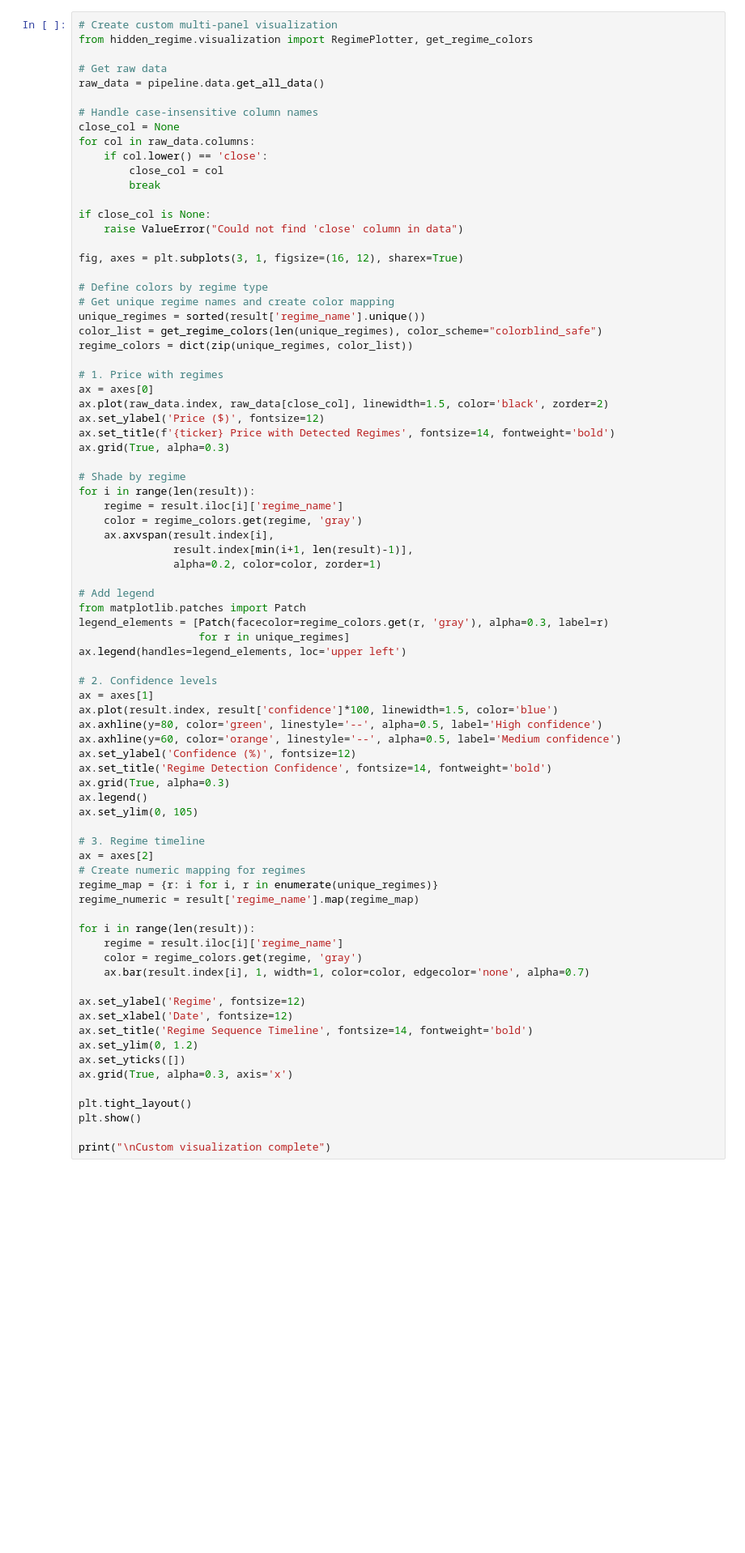
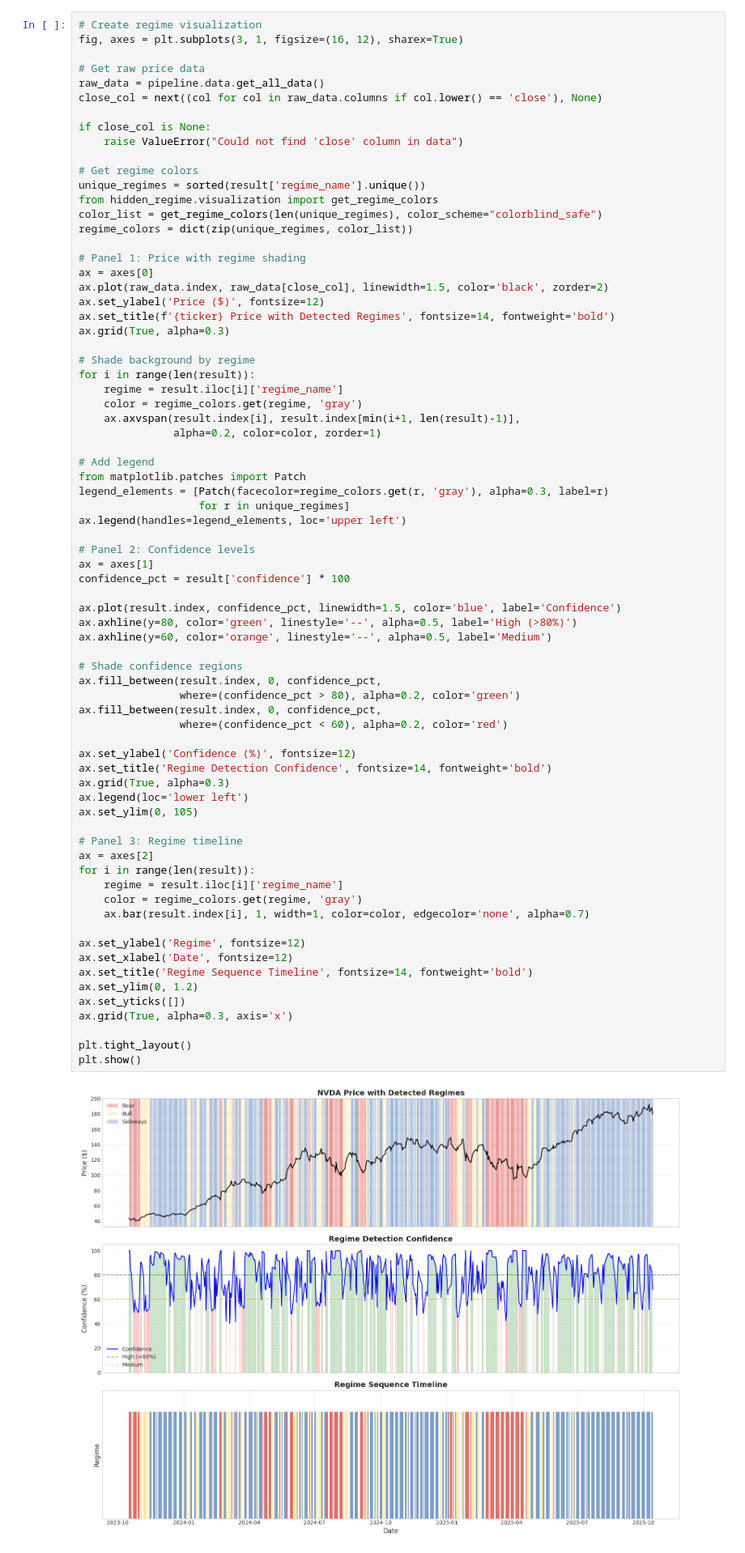
Before and after one commit to hidden-regime/hidden-regime, a Jupyter notebook: examples/03_Full_Pipeline_Advanced_Analysis.ipynb, the cells around one changed output. Shown at 81% size. Saved outputs shown, nothing was run; the diff lists cells and outputs as text; blank space fills up the shorter version.

```diff
--- a/examples/03_Full_Pipeline_Advanced_Analysis.ipynb
+++ b/examples/03_Full_Pipeline_Advanced_Analysis.ipynb
@@ -300,79 +466,75 @@ Create custom plots using visualization tools.
 # %%
-# Create custom multi-panel visualization
-from hidden_regime.visualization import RegimePlotter, get_regime_colors
+# Create regime visualization
+fig, axes = plt.subplots(3, 1, figsize=(16, 12), sharex=True)
 
-# Get raw data
+# Get raw price data
 raw_data = pipeline.data.get_all_data()
-
-# Handle case-insensitive column names
-close_col = None
-for col in raw_data.columns:
-    if col.lower() == 'close':
-        close_col = col
-        break
+close_col = next((col for col in raw_data.columns if col.lower() == 'close'), None)
 
 if close_col is None:
     raise ValueError("Could not find 'close' column in data")
 
-fig, axes = plt.subplots(3, 1, figsize=(16, 12), sharex=True)
-
-# Define colors by regime type
-# Get unique regime names and create color mapping
+# Get regime colors
 unique_regimes = sorted(result['regime_name'].unique())
+from hidden_regime.visualization import get_regime_colors
 color_list = get_regime_colors(len(unique_regimes), color_scheme="colorblind_safe")
 regime_colors = dict(zip(unique_regimes, color_list))
 
-# 1. Price with regimes
+# Panel 1: Price with regime shading
 ax = axes[0]
 ax.plot(raw_data.index, raw_data[close_col], linewidth=1.5, color='black', zorder=2)
 ax.set_ylabel('Price ($)', fontsize=12)
 ax.set_title(f'{ticker} Price with Detected Regimes', fontsize=14, fontweight='bold')
 ax.grid(True, alpha=0.3)
 
-# Shade by regime
+# Shade background by regime
 for i in range(len(result)):
     regime = result.iloc[i]['regime_name']
     color = regime_colors.get(regime, 'gray')
-    ax.axvspan(result.index[i],
-               result.index[min(i+1, len(result)-1)],
+    ax.axvspan(result.index[i], result.index[min(i+1, len(result)-1)],
                alpha=0.2, color=color, zorder=1)
 
 # Add legend
 from matplotlib.patches import Patch
 legend_elements = [Patch(facecolor=regime_colors.get(r, 'gray'), alpha=0.3, label=r)
                    for r in unique_regimes]
 ax.legend(handles=legend_elements, loc='upper left')
 
-# 2. Confidence levels
+# Panel 2: Confidence levels
 ax = axes[1]
-ax.plot(result.index, result['confidence']*100, linewidth=1.5, color='blue')
-ax.axhline(y=80, color='green', linestyle='--', alpha=0.5, label='High confidence')
-ax.axhline(y=60, color='orange', linestyle='--', alpha=0.5, label='Medium confidence')
+confidence_pct = result['confidence'] * 100
+
+ax.plot(result.index, confidence_pct, linewidth=1.5, color='blue', label='Confidence')
+ax.axhline(y=80, color='green', linestyle='--', alpha=0.5, label='High (>80%)')
+ax.axhline(y=60, color='orange', linestyle='--', alpha=0.5, label='Medium')
+
+# Shade confidence regions
+ax.fill_between(result.index, 0, confidence_pct,
+                where=(confidence_pct > 80), alpha=0.2, color='green')
+ax.fill_between(result.index, 0, confidence_pct,
+                where=(confidence_pct < 60), alpha=0.2, color='red')
+
 ax.set_ylabel('Confidence (%)', fontsize=12)
 ax.set_title('Regime Detection Confidence', fontsize=14, fontweight='bold')
 ax.grid(True, alpha=0.3)
-ax.legend()
+ax.legend(loc='lower left')
 ax.set_ylim(0, 105)
 
-# 3. Regime timeline
+# Panel 3: Regime timeline
 ax = axes[2]
-# Create numeric mapping for regimes
-regime_map = {r: i for i, r in enumerate(unique_regimes)}
-regime_numeric = result['regime_name'].map(regime_map)
-
 for i in range(len(result)):
     regime = result.iloc[i]['regime_name']
     color = regime_colors.get(regime, 'gray')
     ax.bar(result.index[i], 1, width=1, color=color, edgecolor='none', alpha=0.7)
 
 ax.set_ylabel('Regime', fontsize=12)
 ax.set_xlabel('Date', fontsize=12)
 ax.set_title('Regime Sequence Timeline', fontsize=14, fontweight='bold')
 ax.set_ylim(0, 1.2)
 ax.set_yticks([])
 ax.grid(True, alpha=0.3, axis='x')
 
 plt.tight_layout()
 plt.show()
-
-print("\nCustom visualization complete")
+# %% [output]
+[figure, added]
```
Also changed, not shown: parts of 30 cells of this notebook, 1 other file.
